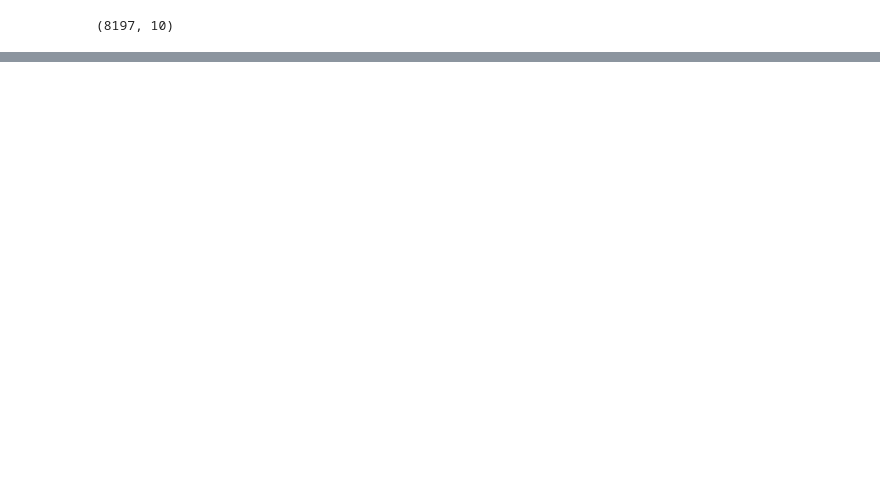
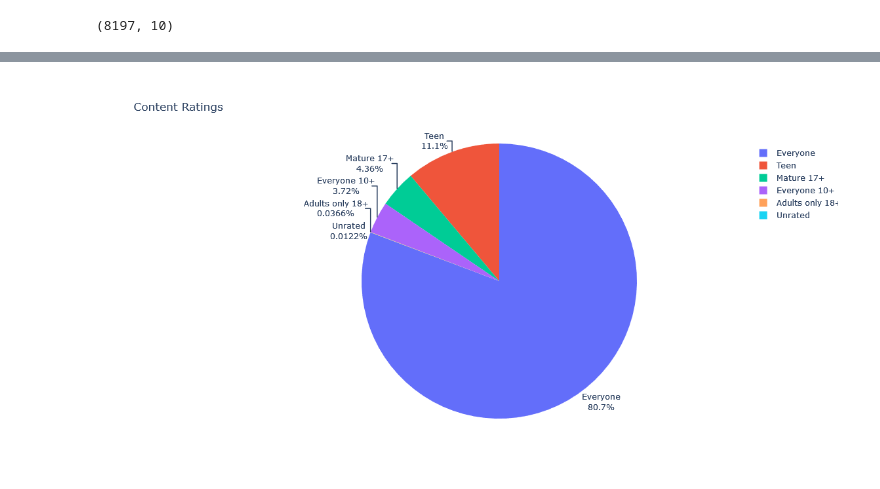
Before and after one commit to Am1tp/DataAnalysis-JupyterNotebook-GooglePlayStoreApps, a Jupyter notebook: GooglePlayStore.ipynb, the cells around one changed output, grey strips where cells are left out. Drawn from its saved outputs; the diff is of its cells as text; code cells hidden in the pictures; blank space fills up the shorter version.

Commit message:
Data visuals

```diff
--- a/GooglePlayStore.ipynb
+++ b/GooglePlayStore.ipynb
@@ -217,0 +323,11 @@ data_cleaned.shape
+# %%
+fig = px.pie(labels=data_cleaned.Content_Rating.value_counts().index,
+       values=data_cleaned.Content_Rating.value_counts().values,
+      title='Content Ratings',
+       names=data_cleaned.Content_Rating.value_counts().index,
+             height=600,
+             width=1100
+      )
+fig.update_traces(textposition = 'outside', textinfo='percent+label')
+fig.show()
+# %% [output]
@@ -217,0 +335 @@ data_cleaned.shape
+[figure, added]
```
Also changed, not shown: parts of 28 cells of this notebook.
